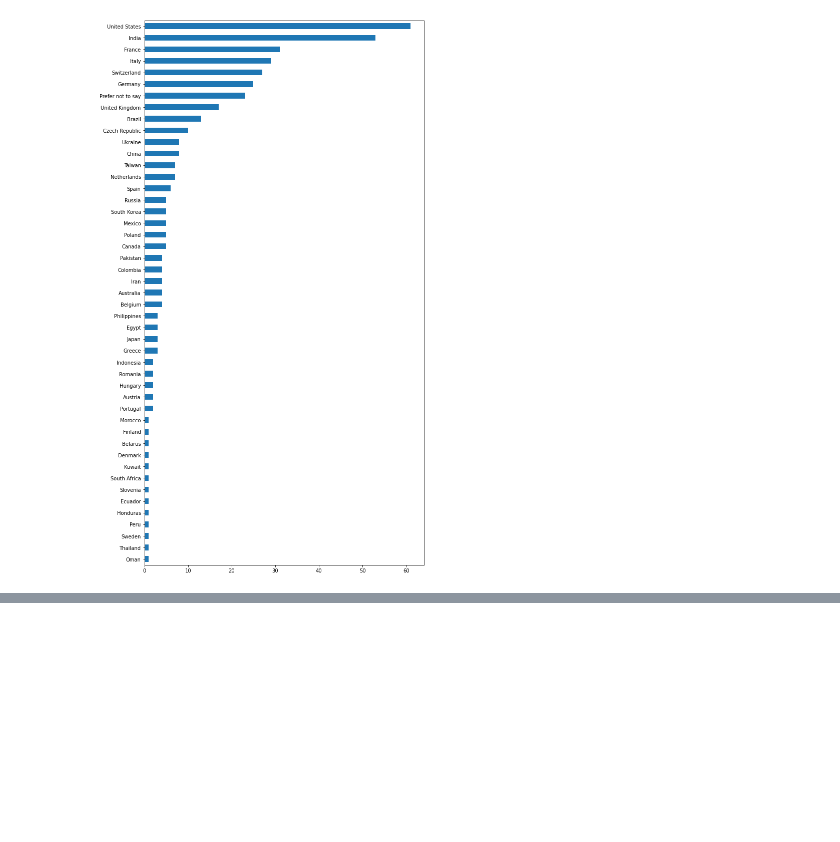
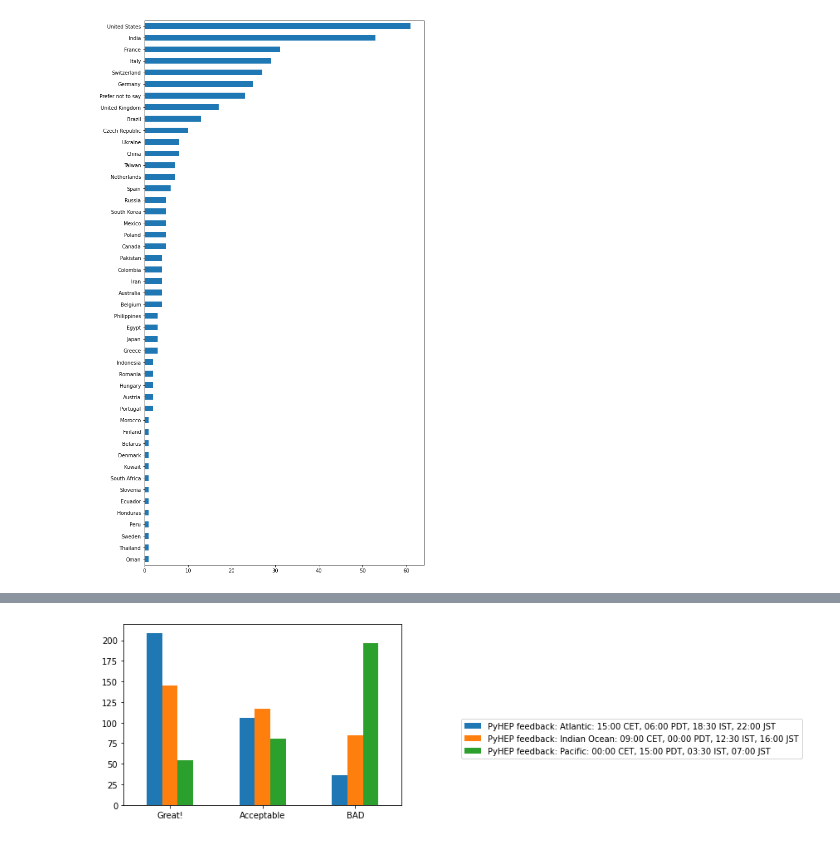
Before and after one commit to jpivarski-talks/2020-07-13-pyhep2020-tutorial, a Jupyter notebook: welcome-pacific.ipynb, the cells around one changed output, grey strips where cells are left out. Drawn from its saved outputs; the diff is of its cells as text; code cells hidden in the pictures; blank space fills up the shorter version.

```diff
--- a/welcome-pacific.ipynb
+++ b/welcome-pacific.ipynb
@@ -181,3 +203,11 @@ world_map
 1 in Thailand (lat 50.7333163 lng 11.0747905)
 1 in Oman (lat 21.0000287 lng 57.0036901)
 [interactive output not drawn]
+# %%
+df[[
+    "PyHEP feedback: Atlantic: 15:00 CET, 06:00 PDT, 18:30 IST, 22:00 JST",
+    "PyHEP feedback: Indian Ocean: 09:00 CET, 00:00 PDT, 12:30 IST, 16:00 JST",
+    "PyHEP feedback: Pacific: 00:00 CET, 15:00 PDT, 03:30 IST, 07:00 JST",
+]].apply(pandas.Series.value_counts).loc[["Great!", "Acceptable", "BAD"]].plot.bar(rot=0).legend(bbox_to_anchor=(1.2, 0.5));
+# %% [output]
+[figure, added]
```
Also changed, not shown: parts of 2 cells of this notebook.
